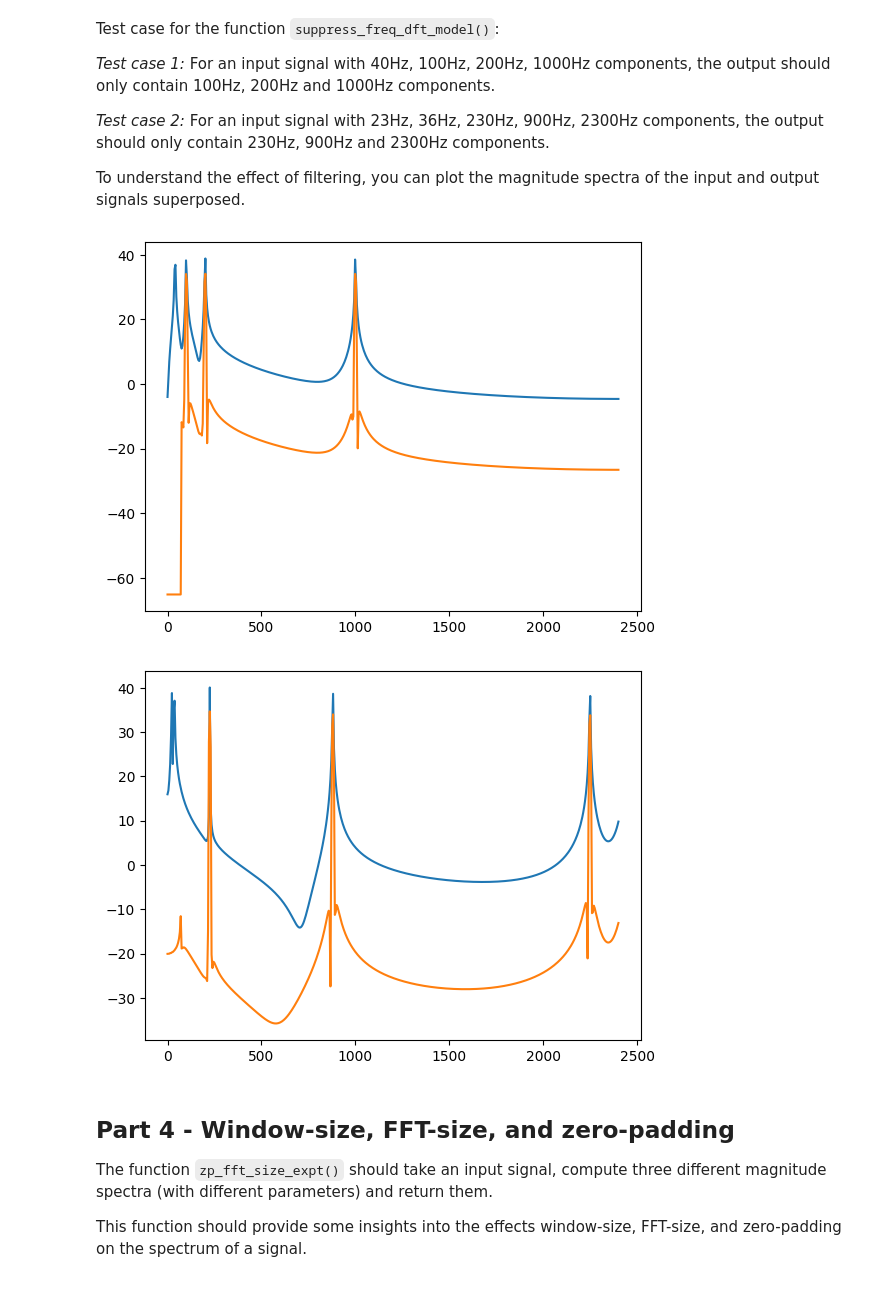
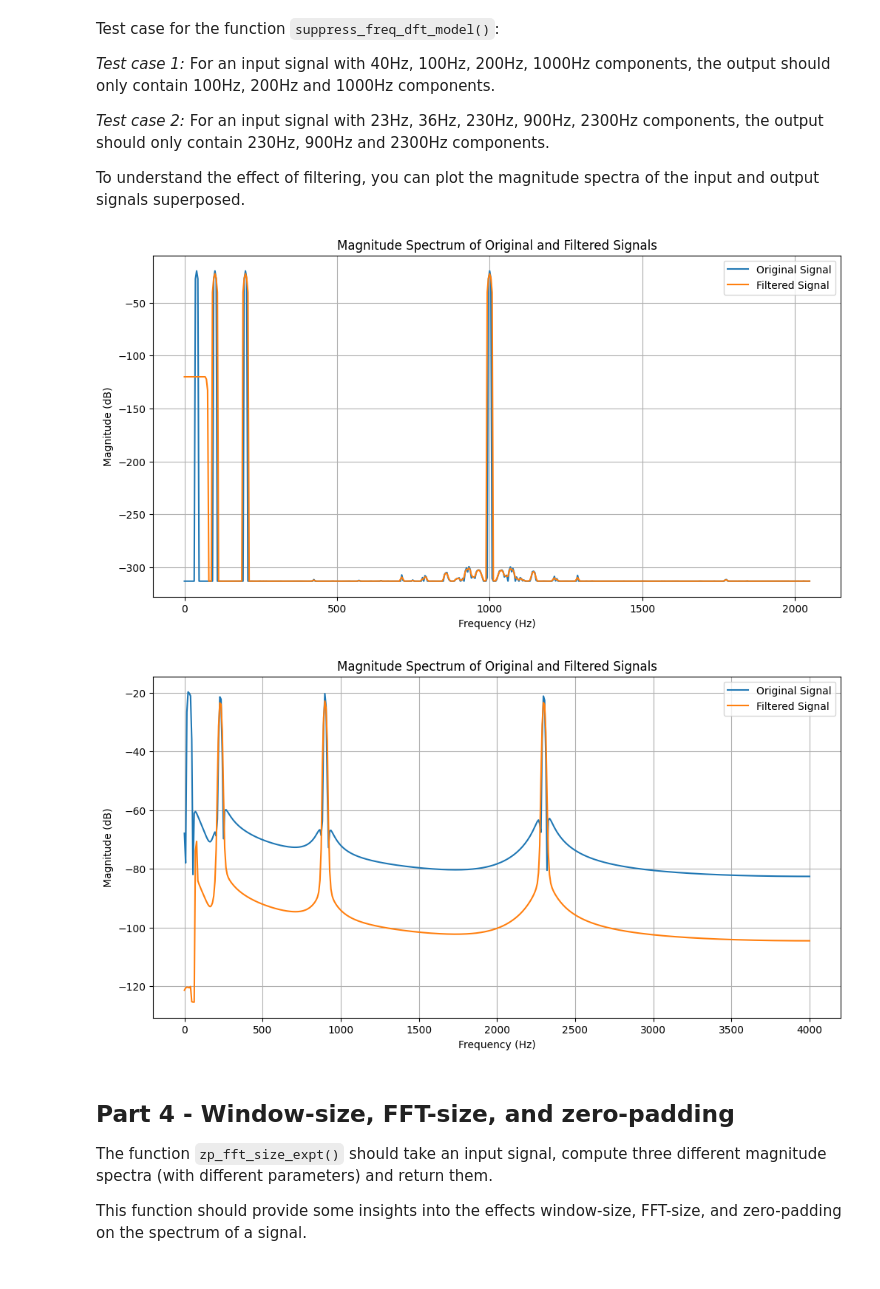
Before and after one commit to inspektral/sms-tools-materials, a Jupyter notebook: exercises/E3-Fourier-properties.ipynb, the cells around one changed output. Drawn from its saved outputs; the diff is of its cells as text; code cells hidden in the pictures.

```diff
--- a/exercises/E3-Fourier-properties.ipynb
+++ b/exercises/E3-Fourier-properties.ipynb
@@ -248,7 +291,7 @@ def suppress_freq_dft_model(x, fs, N):
     outputScaleFactor = sum(w)
 
     ### Your code here
-    freqs = np.arange(N/2+1)*(fs/N)
+    freqs = np.arange(N/2)*(fs/N)
     bins_to_filter = np.sum(freqs < 70) + 1
     mX, pX = dftAnal(x, w, N)
     mX[:bins_to_filter] = -120
@@ -267,37 +310,49 @@ To understand the effect of filtering, you can plot the magnitude spectra of the
 # %%
 # E3 - 3.2: Compute the input signals proposed above and plot their magnitude spectra (x-axis in Hz),
 # call the function suppress_freq_dft_model(), and plot the magnitude spectra of the output signals
 
 ### Your code here
-fs = 4800
+fs = 4096
 N = 1024
 freqs = np.arange(N/2+1)*(fs/N)
 
-x1 = gen_sine(0.2, 40, fs=4800) + gen_sine(0.2,100, fs=4800) + gen_sine(0.2, 200, fs=4800) + gen_sine(0.2,1000, fs=4800)
-X1 = fft(x1[:N])
-x1_filtered = suppress_freq_dft_model(x1[:N], 4800, N)
-X1_filtered = fft(x1_filtered)
+x1 = gen_sine(0.2, 40, fs=fs) + gen_sine(0.2,100, fs=fs) + gen_sine(0.2, 200, fs=fs) + gen_sine(0.2,1000, fs=fs)
+X1, pX1 = dftAnal(x1[:N], get_window('hamming', N), N)
+x1_filtered = suppress_freq_dft_model(x1[:N], fs, N)
+X1_filtered, pX1_filtered = dftAnal(x1_filtered[:N], get_window('hamming', N), N)
 
-plt.plot(freqs, 20*np.log10(np.abs(X1[:freqs.size])))
-plt.plot(freqs, 20*np.log10(np.abs(X1_filtered[:freqs.size])))
+plt.figure(figsize=(12, 6))
+plt.plot(freqs, X1, label='Original Signal')
+plt.plot(freqs, X1_filtered, label='Filtered Signal')
+plt.xlabel('Frequency (Hz)')
+plt.ylabel('Magnitude (dB)')
+plt.title('Magnitude Spectrum of Original and Filtered Signals')
+plt.legend()
+plt.grid(True)
 plt.show()
 # %% [output]
-[figure, old version]
+[figure, new version]
 # %%
-fs = 4800
+fs = 8000
 N = 1024
 freqs = np.arange(N/2+1)*(fs/N)
 
-x1 = gen_sine(0.2, 23, fs=4800) + gen_sine(0.2,36, fs=4800) + gen_sine(0.2, 230, fs=4800) + gen_sine(0.2,900, fs=4800)+ gen_sine(0.2,2300, fs=4800)
-X1 = fft(x1[:1001])
-x1_filtered = suppress_freq_dft_model(x1[:1001], 4800, 1024)
-X1_filtered = fft(x1_filtered)
+x1 = gen_sine(0.2, 23, fs=fs) + gen_sine(0.2, 36, fs=fs) + gen_sine(0.2, 230, fs=fs) + gen_sine(0.2, 900, fs=fs) + gen_sine(0.2, 2300, fs=fs)
+X1, pX1 = dftAnal(x1[:N], get_window('hamming', N), N)
+x1_filtered = suppress_freq_dft_model(x1[:N], fs, N)
+X1_filtered, pX1_filtered = dftAnal(x1_filtered[:N], get_window('hamming', N), N)
 
-plt.plot(freqs, 20*np.log10(np.abs(X1[:freqs.size])))
-plt.plot(freqs, 20*np.log10(np.abs(X1_filtered[:freqs.size])))
+plt.figure(figsize=(12, 6))
+plt.plot(freqs, X1, label='Original Signal')
+plt.plot(freqs, X1_filtered, label='Filtered Signal')
+plt.xlabel('Frequency (Hz)')
+plt.ylabel('Magnitude (dB)')
+plt.title('Magnitude Spectrum of Original and Filtered Signals')
+plt.legend()
+plt.grid(True)
 plt.show()
 # %% [output]
-[figure, old version]
+[figure, new version]
 # %% [markdown]
 ## Part 4 - Window-size, FFT-size, and zero-padding
 
```
Also changed, not shown: parts of 8 cells of this notebook.
